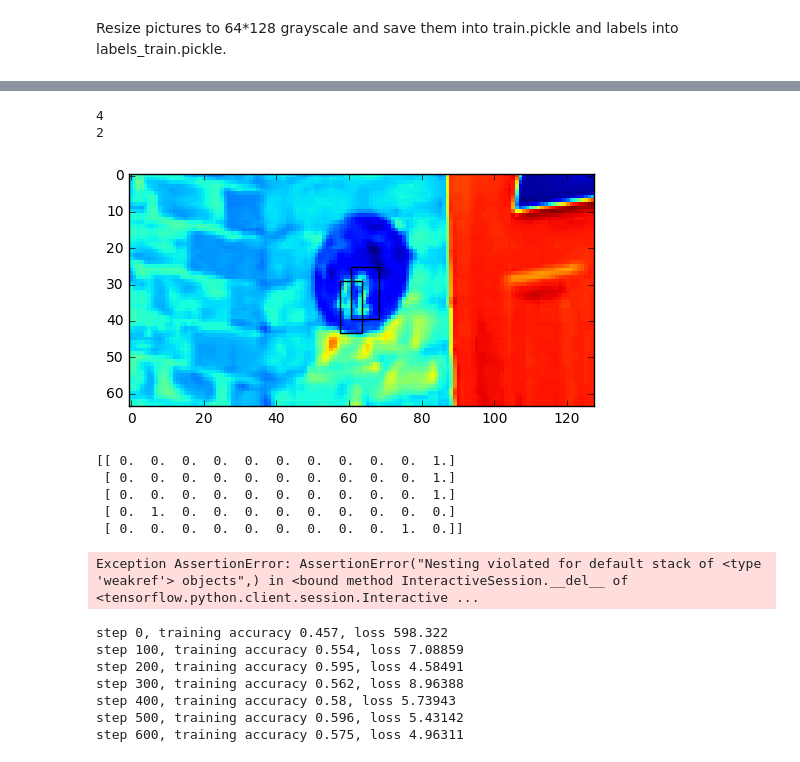
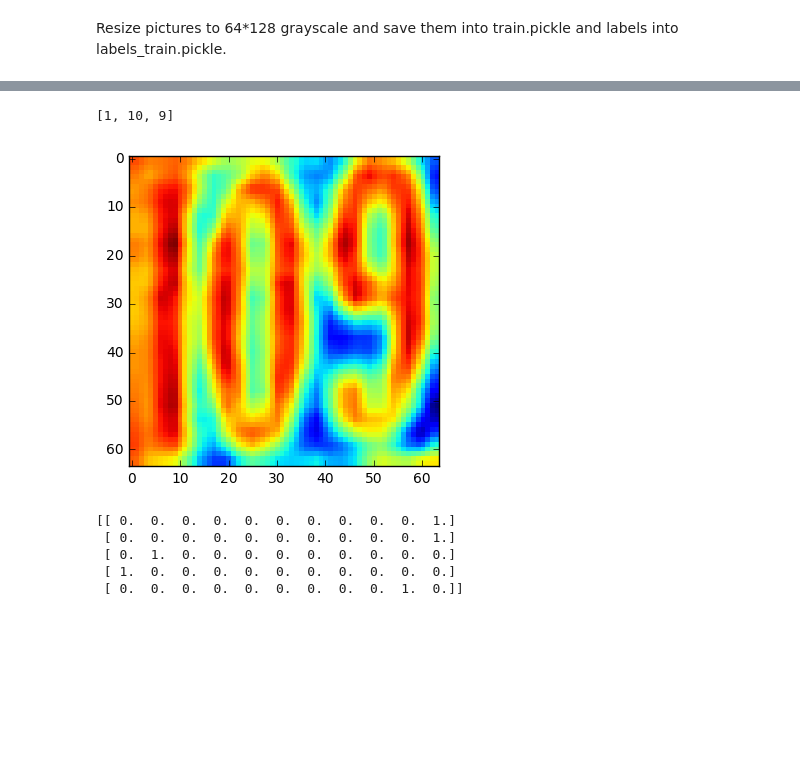
Before and after one commit to Logic4Twisted/SVHN, a Jupyter notebook: SVHN.ipynb, the cells around one changed output, grey strips where cells are left out. Drawn from its saved outputs; the diff is of its cells as text; code cells hidden in the pictures; blank space fills up the shorter version.

```diff
--- a/SVHN.ipynb
+++ b/SVHN.ipynb
@@ -166,19 +187,18 @@ labels_test_data = pickle.load(open(root_dir + '/data/test/labels_test.pickle',
 # %%
 # print (train_data[0]*pixel_depth+pixel_depth/2)
 # print (labels_train_data[0])
-index = 56
+index = 2
 fig,ax = plt.subplots(1)
-plt.imshow(test_data[index], interpolation='nearest')
-for digit_loc in labels_test_data[index]:
-    # Create a Rectangle patch
-    print (digit_loc[0])
-    rect = patches.Rectangle((digit_loc[1],digit_loc[2]),digit_loc[3],digit_loc[4],linewidth=1,edgecolor='black',facecolor='none')
-    # Add the patch to the Axes
-    ax.add_patch(rect)
+plt.imshow(train_data[index], interpolation='nearest')
+print (labels_train_data[index])
+#for digit_loc in labels_train_data[index]:
+#    # Create a Rectangle patch
+#    rect = patches.Rectangle((digit_loc[1],digit_loc[2]),digit_loc[3],digit_loc[4],linewidth=1,edgecolor='black',facecolor='none')
+#    # Add the patch to the Axes
+#    ax.add_patch(rect)
 plt.show()
 # %% [output]
-4
-2
+[1, 10, 9]
-[figure, old version]
+[figure, new version]
 # %%
 labels_train = np.zeros((len(labels_train_data), 5, 11))
@@ -207,11 +230,11 @@ def get_test_examples(size):
 # %%
-a, b = get_test_examples(1)
+a, b = get_train_examples(1)
 print (b[0])
 # %% [output]
 [[ 0.  0.  0.  0.  0.  0.  0.  0.  0.  0.  1.]
  [ 0.  0.  0.  0.  0.  0.  0.  0.  0.  0.  1.]
- [ 0.  0.  0.  0.  0.  0.  0.  0.  0.  0.  1.]
  [ 0.  1.  0.  0.  0.  0.  0.  0.  0.  0.  0.]
+ [ 1.  0.  0.  0.  0.  0.  0.  0.  0.  0.  0.]
  [ 0.  0.  0.  0.  0.  0.  0.  0.  0.  1.  0.]]
 # %%
 def weight_variable(shape):
@@ -243,34 +266,41 @@ FLAGS = None
 learning_rate = tf.placeholder(tf.float32, shape=[])
 
 # Create the model
-x = tf.placeholder(tf.float32, [None, 64, 128])
-x_image = tf.reshape(x, [-1,64,128,1])
+x = tf.placeholder(tf.float32, [None, hight, width])
+x_image = tf.reshape(x, [-1,hight,width,1])
 
 keep_prob = tf.placeholder(tf.float32)
 
 ## First Convolutional Layer
-W_conv1 = weight_variable([5, 5, 1, 32])
+W_conv1 = weight_variable([8, 8, 1, 32])
 b_conv1 = bias_variable([32])
 
 h_conv1 = tf.nn.relu(conv2d(x_image, W_conv1) + b_conv1)
 h_pool1 = max_pool_2x2(h_conv1)
 
 ## Second Convolutional Layer
-W_conv2 = weight_variable([5, 5, 32, 64])
+W_conv2 = weight_variable([8, 8, 32, 64])
 b_conv2 = bias_variable([64])
 
 h_conv2 = tf.nn.relu(conv2d(h_pool1, W_conv2) + b_conv2)
 h_pool2 = max_pool_2x2(h_conv2)
 
+## Third Convolutional Layer
+W_conv3 = weight_variable([5, 5, 64, 64])
+b_conv3 = bias_variable([64])
+
+h_conv3 = tf.nn.relu(conv2d(h_pool2, W_conv3) + b_conv3)
+h_pool3 = max_pool_2x2(h_conv3)
+
 ## Densely Connected Layer 1
-W_fc1 = weight_variable([16 * 32 * 64, 4*1024])
-b_fc1 = bias_variable([4*1024])
+W_fc1 = weight_variable([8 * 8 * 64, 2048])
+b_fc1 = bias_variable([2048])
 
-h_pool2_flat = tf.reshape(h_pool2, [-1, 16 * 32 * 64])
+h_pool2_flat = tf.reshape(h_pool3, [-1, 8 * 8 * 64])
 h_fc1 = tf.nn.relu(tf.matmul(h_pool2_flat, W_fc1) + b_fc1)
 
 ## Densely Connected Layer 2
-W_fc2 = weight_variable([4*1024, 1024])
+W_fc2 = weight_variable([2048, 1024])
 b_fc2 = bias_variable([1024])
 
 h_fc2 = tf.nn.relu(tf.matmul(h_fc1, W_fc2) + b_fc2)
@@ -296,33 +326,4 @@ train_step = tf.train.GradientDescentOptimizer(learning_rate=learning_rate).mini
 
 correct_prediction = tf.equal(tf.argmax(y_conv_r, 2), tf.argmax(y, 2))
 accuracy = tf.reduce_mean(tf.cast(correct_prediction, tf.float32))
-
-# print (mnist.train.num_examples())
-
-sess = tf.InteractiveSession()
-sess.run(tf.initialize_all_variables())
 saver = tf.train.Saver()
-
-for i in range(1001):
-    batch_images, batch_labels = get_train_examples(50)
-    lr = 0.001
-    loss = train_step.run(feed_dict={x: batch_images, y: batch_labels, keep_prob: 1.0, learning_rate: lr})
-    if i%100 == 0:
-        batch_images, batch_labels = get_train_examples(200)
-        loss, train_accuracy = sess.run([cross_entropy, accuracy], feed_dict={x:batch_images, y: batch_labels, keep_prob: 1.0, learning_rate: lr})
-        print("step %d, training accuracy %g, loss %g"%(i, train_accuracy, loss))
-
-#print("test accuracy %g"%accuracy.eval(feed_dict={
-#    x: mnist.test.images, y: mnist.test.labels, keep_prob: 1.0}))
-
-save_path = saver.save(sess, root_dir + "/tmp/model.ckpt")
-print("Model saved in file: %s" % save_path)
-# %% [output]
-Exception AssertionError: AssertionError("Nesting violated for default stack of <type 'weakref'> objects",) in <bound method InteractiveSession.__del__ of <tensorflow.python.client.session.Interactive ...
-step 0, training accuracy 0.457, loss 598.322
-step 100, training accuracy 0.554, loss 7.08859
-step 200, training accuracy 0.595, loss 4.58491
-step 300, training accuracy 0.562, loss 8.96388
-step 400, training accuracy 0.58, loss 5.73943
-step 500, training accuracy 0.596, loss 5.43142
-step 600, training accuracy 0.575, loss 4.96311
```
Also changed, not shown: parts of 14 cells of this notebook, 1 other file.
